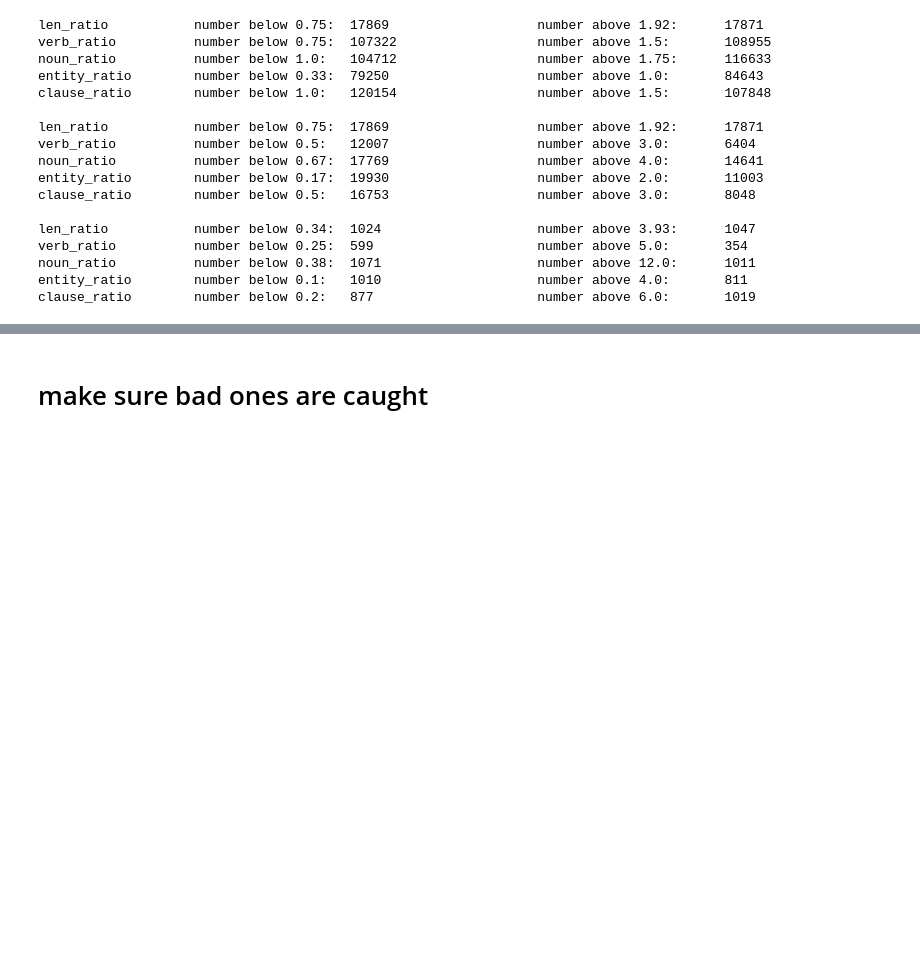
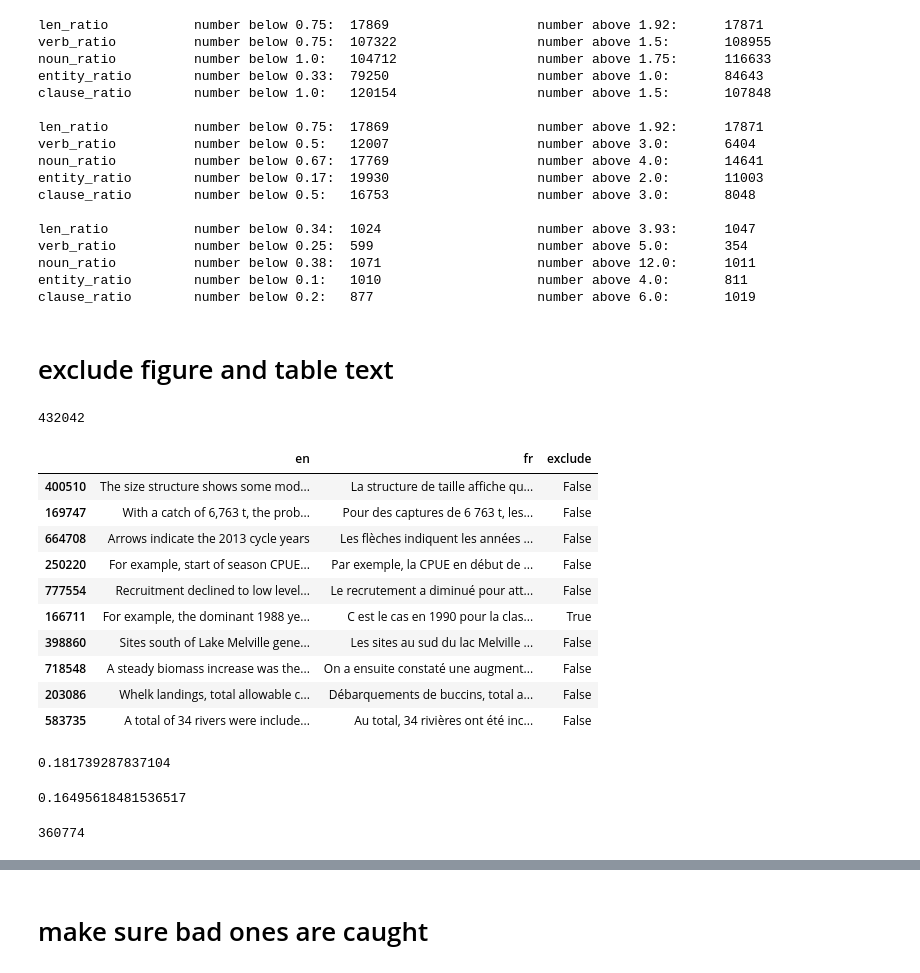
Before and after one commit to KevinCarr42/Translation-Fine-Tuning, a Jupyter notebook: feature_classifier_check.ipynb, the cells around one changed output, grey strips where cells are left out. Cells and saved outputs as stored; diff of their text form; code cells hidden in the pictures; blank space fills up the shorter version.

```diff
--- a/feature_classifier_check.ipynb
+++ b/feature_classifier_check.ipynb
@@ -94,6 +101,8 @@ for feature in outlier_criteria_s1:
     df_features.loc[s1_mask, col_name] = ~df_features.loc[s1_mask, feature].between(low1, high1)
     df_features.loc[s2_mask, col_name] = ~df_features.loc[s2_mask, feature].between(low2, high2)
     df_features.loc[s3_mask, col_name] = ~df_features.loc[s3_mask, feature].between(low3, high3)
+# %% [markdown]
+# exclude figure and table text
 # %%
 exclusion_columns = [
     'exclude_low_similarity',
@@ -104,3 +113,8 @@ exclusion_columns = [
     'exclude_clause_ratio',
 ]
 df_features["exclude"] = df_features[exclusion_columns].any(axis=1)
+# %%
+# how many are left over after cleaning exclusions, but before removing table/fig text?
+df_features[~df_features.exclude].shape[0]
+# %% [output]
+432042
@@ -106,0 +197,29 @@ df_features["exclude"] = df_features[exclusion_columns].any(axis=1)
+# %%
+df_features = process_bilingual_dataframe_simple(df_features)
+# %%
+df_features.loc[
+    df_features['exclude_figtext'],
+    ['en', 'fr', 'exclude']
+].sample(10)
+# %% [output]
+|  | en | fr | exclude |
+| 400510 | The size structure shows some mod... | La structure de taille affiche qu... | False |
+| 169747 | With a catch of 6,763 t, the prob... | Pour des captures de 6 763 t, les... | False |
+| 664708 | Arrows indicate the 2013 cycle years | Les flèches indiquent les années ... | False |
+| 250220 | For example, start of season CPUE... | Par exemple, la CPUE en début de ... | False |
+| 777554 | Recruitment declined to low level... | Le recrutement a diminué pour att... | False |
+| 166711 | For example, the dominant 1988 ye... | C est le cas en 1990 pour la clas... | True |
+| 398860 | Sites south of Lake Melville gene... | Les sites au sud du lac Melville ... | False |
+| 718548 | A steady biomass increase was the... | On a ensuite constaté une augment... | False |
+| 203086 | Whelk landings, total allowable c... | Débarquements de buccins, total a... | False |
+| 583735 | A total of 34 rivers were include... | Au total, 34 rivières ont été inc... | False |
+# %%
+# total figtext percentage
+df_features[df_features.exclude_figtext].shape[0] / df_features.shape[0]
+# %% [output]
+0.181739287837104
+# %%
+# percentage of previously non-excluded rows with figtext
+df_features[(df_features.exclude_figtext) & (~df_features.exclude)].shape[0] / df_features[~df_features.exclude].shape[0]
+# %% [output]
+0.16495618481536517
@@ -106,0 +237,5 @@ df_features["exclude"] = df_features[exclusion_columns].any(axis=1)
+# %%
+# how many are left over after removing table/fig text?
+df_features[~df_features.exclude].shape[0]
+# %% [output]
+360774
```
Also changed, not shown: parts of 20 cells of this notebook, 4 other files.
